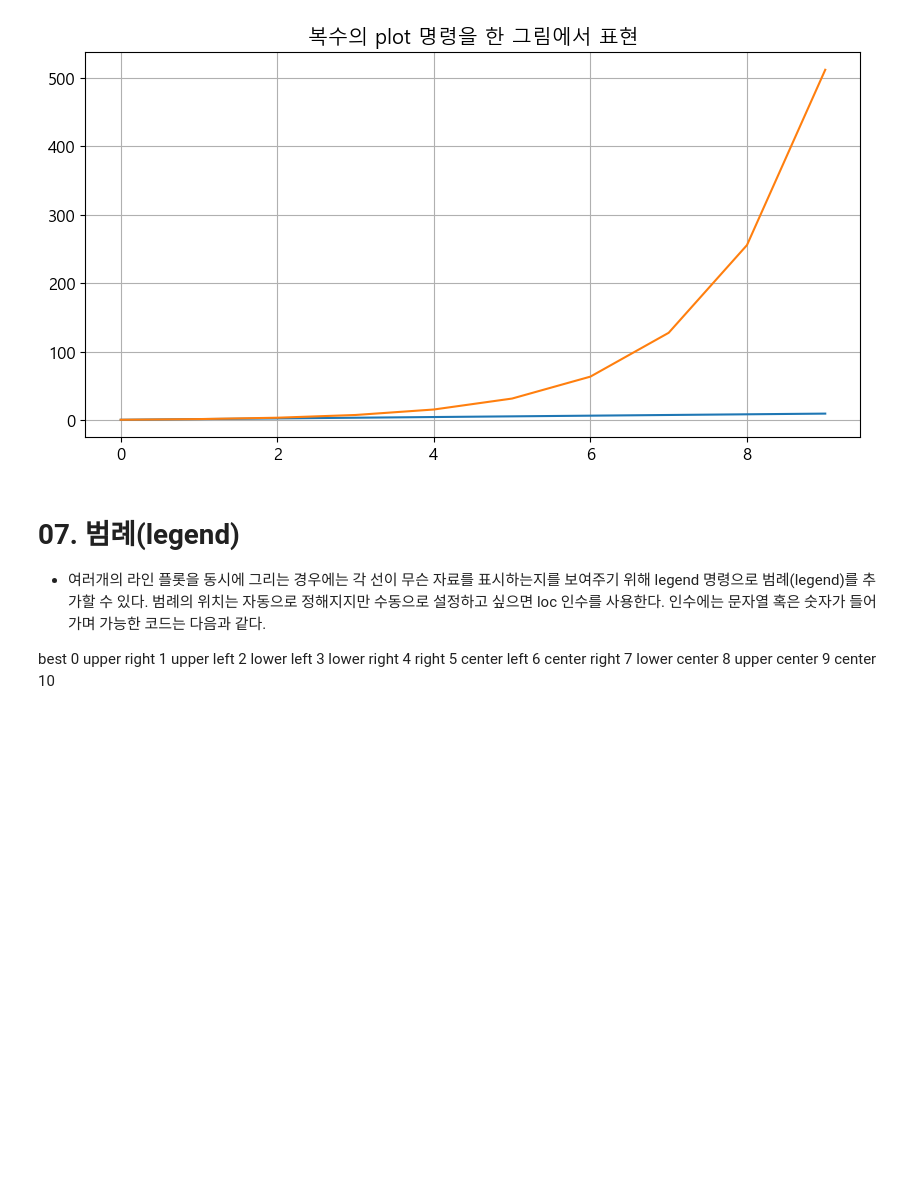
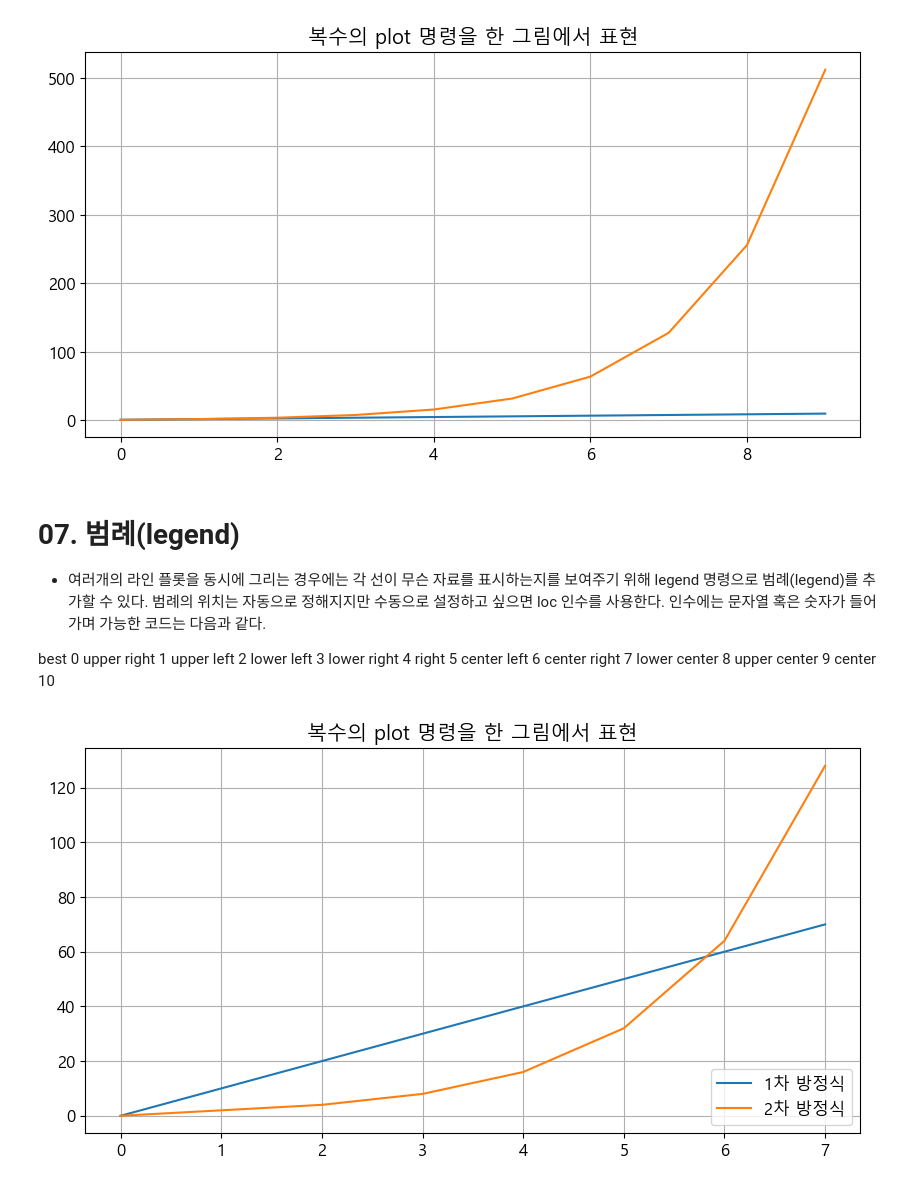
Before and after one commit to MDBluequasar/BigdatamegaIT, a Jupyter notebook: 수업내용/D_탐색적_데이터/01_데이터_시각화/01_Matplotlib_사용방법.ipynb, the cells around one changed output. Cells and saved outputs as stored; diff of their text form; code cells hidden in the pictures; blank space fills up the shorter version.

```diff
--- a/수업내용/D_탐색적_데이터/01_데이터_시각화/01_Matplotlib_사용방법.ipynb
+++ b/수업내용/D_탐색적_데이터/01_데이터_시각화/01_Matplotlib_사용방법.ipynb
@@ -322,3 +322,14 @@ center right	      7
 lower center	     8
 upper center	    9
 center	               10
+# %%
+plt.figure()
+plt.grid()
+plt.title("복수의 plot 명령을 한 그림에서 표현")
+plt.plot([0, 10, 20, 30, 40, 50, 60, 70], label='1차 방정식')
+plt.plot([0, 2, 4, 8, 16, 32, 64, 128], label='2차 방정식')
+plt.legend(loc='lower right')
+plt.show()
+plt.close()
+# %% [output]
+[figure, added]
```
Also changed, not shown: 8 other files.
